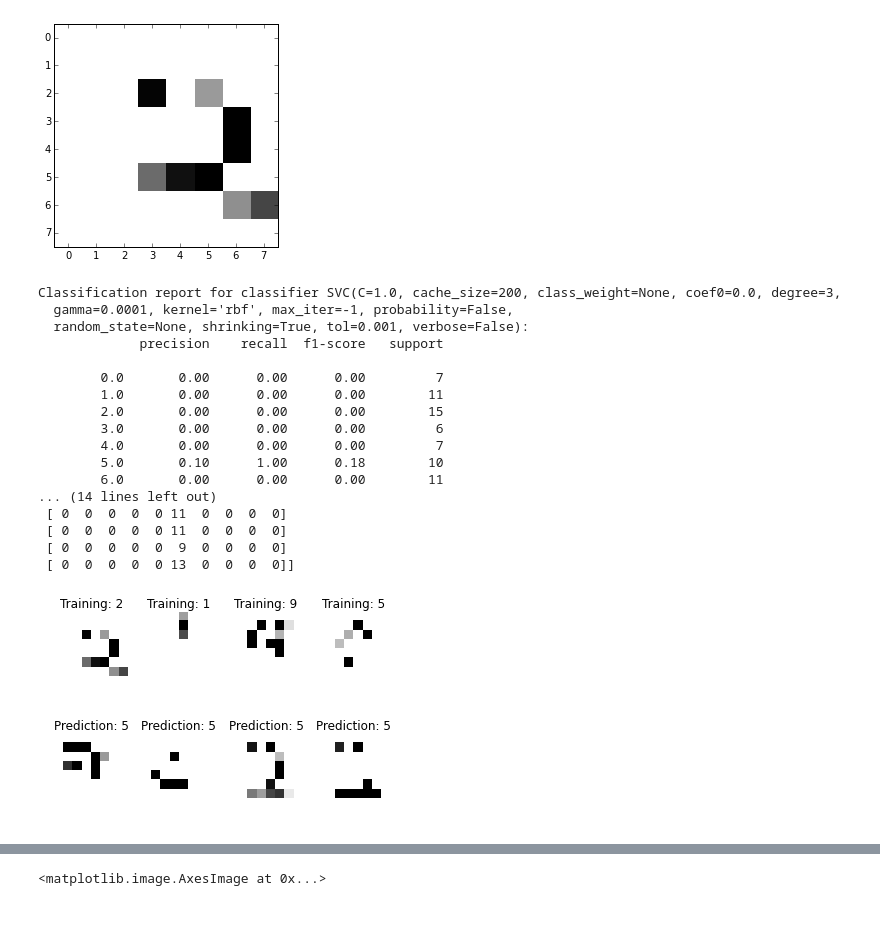
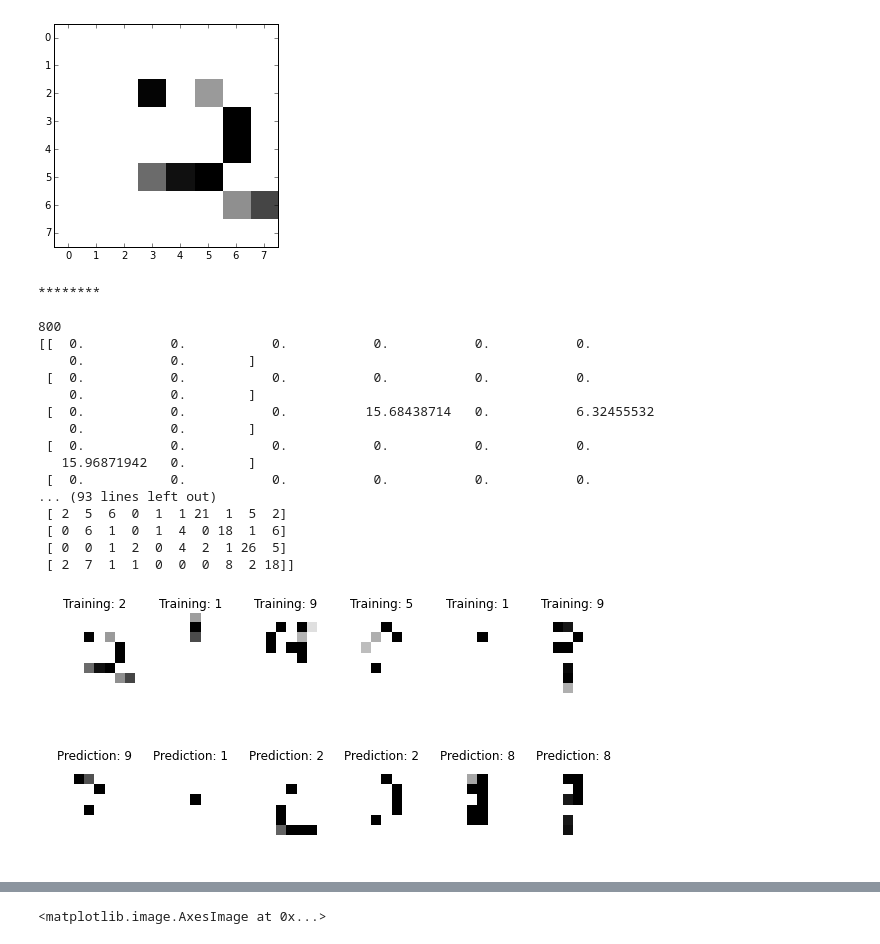
Before and after one commit to candyyunwen/number_recognizer, a Jupyter notebook: machines/number_recognizer/number_recognizer.ipynb, the cells around one changed output, grey strips where cells are left out. Saved outputs shown, nothing was run; the diff lists cells and outputs as text; code cells hidden in the pictures; blank space fills up the shorter version.

```diff
--- a/machines/number_recognizer/number_recognizer.ipynb
+++ b/machines/number_recognizer/number_recognizer.ipynb
@@ -222,62 +235,74 @@ Please select the number to show : 0
 <matplotlib.image.AxesImage at 0x...>
 [figure]
 # %%
-d = []
+t = []
 for i in range(len(train)):
-    d.append(train[i].reshape(8,8))
+    t.append(train[i].reshape(8,8))
 # %%
-images_and_labels = list(zip(d, target))
+images_and_labels = list(zip(t, target))
 
-for index, (image, label) in enumerate(images_and_labels[:4]):
-    plt.subplot(2, 4, index + 1)
+print("********\n")
+print(len(t))
+print(t[0])
+print(len(target))
+print(target)
+print(len(image))
+
+plt.figure(figsize=(10,5))
+for index, (image, label) in enumerate(images_and_labels[:6]):
+    plt.subplot(2, 6, index + 1)
     plt.axis('off')
     plt.imshow(image, cmap=plt.cm.gray_r, interpolation='nearest')
     plt.title('Training: %i' % label)
 
 # 資料攤平:1797 x 8 x 8 -> 1797 x 64
 # 這裏的-1代表自動計算，相當於 (n_samples, 64)
-n_samples = len(d) #讀出資料庫中有幾張照片
+n_samples = len(t) #讀出資料庫中有幾張照片
 data = train.reshape((n_samples, -1))
 
+print(len(data))
+print(data[0])
+print("********\n")
+
 # 產生SVC分類器
-classifier = svm.SVC(gamma=0.0001)
+classifier = svm.SVC(gamma=0.001)
 
 # 用前半部份的資料來訓練
 classifier.fit(data[:n_samples / 2], target[:n_samples / 2])
 
 # Now predict the value of the digit on the second half:
 expected = target[n_samples / 2:]
 #利用後半部份的資料來測試分類器，共 899筆資料
 predicted = classifier.predict(data[n_samples / 2:])
 
 print("Classification report for classifier %s:\n%s\n"
       % (classifier, metrics.classification_report(expected, predicted)))
 print("Confusion matrix:\n%s" % metrics.confusion_matrix(expected, predicted))
 
-images_and_predictions = list(zip(d[n_samples / 2:], predicted))
-for index, (image, prediction) in enumerate(images_and_predictions[:4]):
-    plt.subplot(2, 4, index + 5)
+images_and_predictions = list(zip(t[n_samples / 2:], predicted))
+for index, (image, prediction) in enumerate(images_and_predictions[:6]):
+    plt.subplot(2, 6, index + 7)
     plt.axis('off')
     plt.imshow(image, cmap=plt.cm.gray_r, interpolation='nearest')
     plt.title('Prediction: %i' % prediction)
 
 plt.show()
 # %% [output]
-Classification report for classifier SVC(C=1.0, cache_size=200, class_weight=None, coef0=0.0, degree=3,
-  gamma=0.0001, kernel='rbf', max_iter=-1, probability=False,
-  random_state=None, shrinking=True, tol=0.001, verbose=False):
-             precision    recall  f1-score   support
+********
 
-        0.0       0.00      0.00      0.00         7
-        1.0       0.00      0.00      0.00        11
-        2.0       0.00      0.00      0.00        15
-        3.0       0.00      0.00      0.00         6
-        4.0       0.00      0.00      0.00         7
-        5.0       0.10      1.00      0.18        10
-        6.0       0.00      0.00      0.00        11
-... (14 lines left out)
- [ 0  0  0  0  0 11  0  0  0  0]
- [ 0  0  0  0  0 11  0  0  0  0]
- [ 0  0  0  0  0  9  0  0  0  0]
- [ 0  0  0  0  0 13  0  0  0  0]]
+800
+[[  0.           0.           0.           0.           0.           0.
+    0.           0.        ]
+ [  0.           0.           0.           0.           0.           0.
+    0.           0.        ]
+ [  0.           0.           0.          15.68438714   0.           6.32455532
+    0.           0.        ]
+ [  0.           0.           0.           0.           0.           0.
+   15.96871942   0.        ]
+ [  0.           0.           0.           0.           0.           0.
+... (93 lines left out)
+ [ 2  5  6  0  1  1 21  1  5  2]
+ [ 0  6  1  0  1  4  0 18  1  6]
+ [ 0  0  1  2  0  4  2  1 26  5]
+ [ 2  7  1  1  0  0  0  8  2 18]]
-[figure, old version]
+[figure, new version]
```
Also changed, not shown: parts of 7 cells of this notebook, 4 other files.
